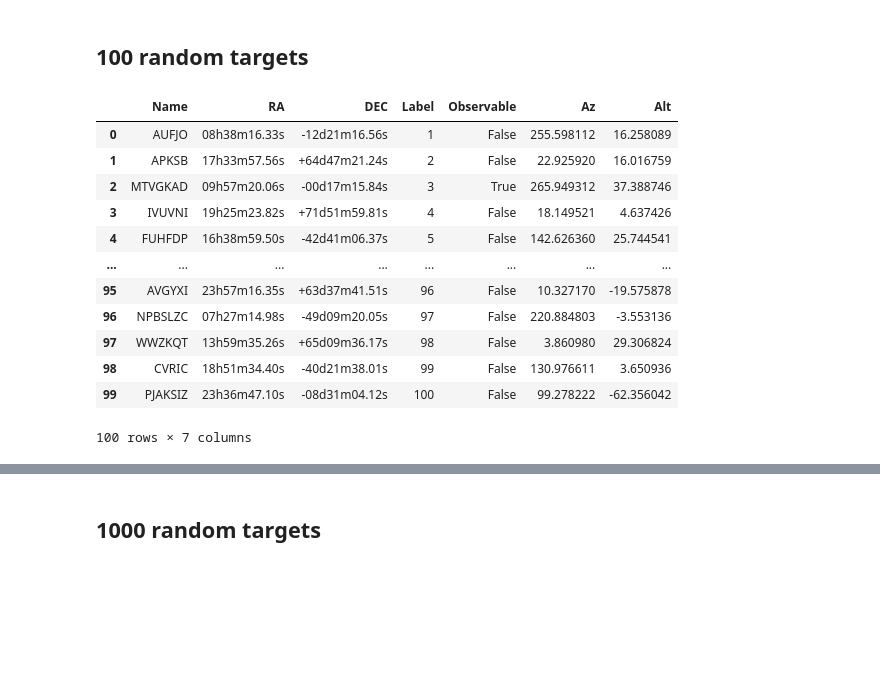
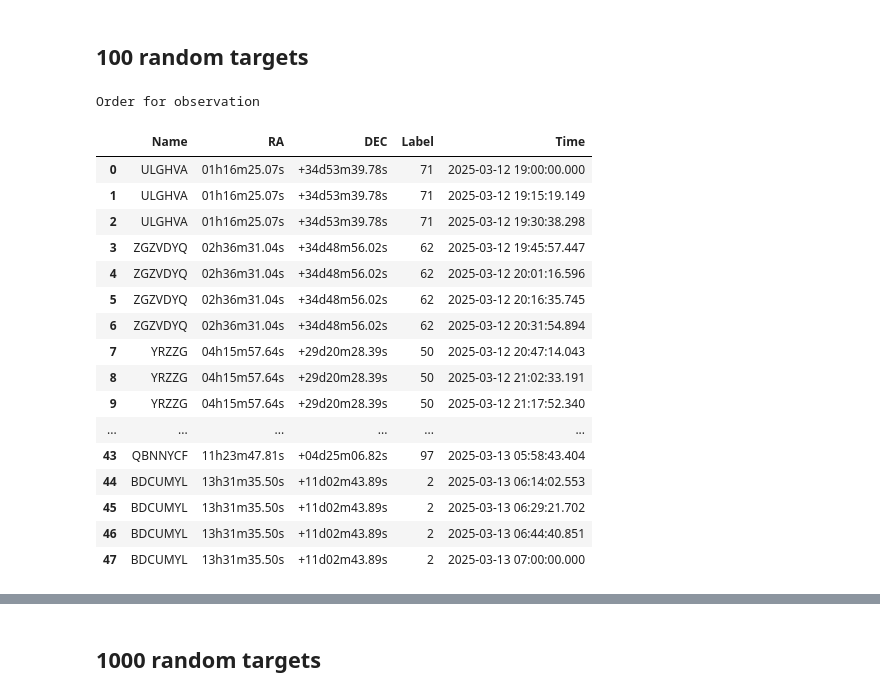
Before and after one commit to ccuellarn/Transient-Operation, a Jupyter notebook: Sketch.ipynb, the cells around one changed output, grey strips where cells are left out. Cells and saved outputs as stored; diff of their text form; code cells hidden in the pictures; blank space fills up the shorter version.

```diff
--- a/Sketch.ipynb
+++ b/Sketch.ipynb
@@ -223,7 +223,7 @@ date_i = '2025-03-13 19:00:00'
 date_f = '2025-03-14 07:00:00'
 
 #Time scale of the observation, the minimum is 5 seconds
-timescale = ['m', 30]
+timescale = ['m', 15]
 
 #Limit of telescopes for good observations, usually are 33 degree on altitude
 limit = 33
@@ -342,31 +361,37 @@ Order for observation
 # %%
 #Dataframe with random targets
 alerts100 = random_data(100)
 
 #Amount of targets, this is for the labels of graphic
 many100 = len(alerts100) + 1
 
 #Observations with the data
 Data100 = Observations(observer, alerts100, date_i, date_f,timescale,many100,limit)
 time100 = DeltaTime(date_i,date_f,timescale)
 general_time100 = CreateTime(date_i,date_f,timescale)
 graphic100, order100 = OrderLimits(Data100,many100,time100, general_time100)
 
-alerts100
+print('Order for observation')
+order100
 # %% [output]
+Order for observation
-|  | Name | RA | DEC | Label | Observable | Az | Alt |
-| 0 | AUFJO | 08h38m16.33s | -12d21m16.56s | 1 | False | 255.598112 | 16.258089 |
-| 1 | APKSB | 17h33m57.56s | +64d47m21.24s | 2 | False | 22.925920 | 16.016759 |
-| 2 | MTVGKAD | 09h57m20.06s | -00d17m15.84s | 3 | True | 265.949312 | 37.388746 |
-| 3 | IVUVNI | 19h25m23.82s | +71d51m59.81s | 4 | False | 18.149521 | 4.637426 |
-| 4 | FUHFDP | 16h38m59.50s | -42d41m06.37s | 5 | False | 142.626360 | 25.744541 |
-| ... | ... | ... | ... | ... | ... | ... | ... |
-| 95 | AVGYXI | 23h57m16.35s | +63d37m41.51s | 96 | False | 10.327170 | -19.575878 |
-| 96 | NPBSLZC | 07h27m14.98s | -49d09m20.05s | 97 | False | 220.884803 | -3.553136 |
-| 97 | WWZKQT | 13h59m35.26s | +65d09m36.17s | 98 | False | 3.860980 | 29.306824 |
-| 98 | CVRIC | 18h51m34.40s | -40d21m38.01s | 99 | False | 130.976611 | 3.650936 |
-| 99 | PJAKSIZ | 23h36m47.10s | -08d31m04.12s | 100 | False | 99.278222 | -62.356042 |
+|  | Name | RA | DEC | Label | Time |
+| 0 | ULGHVA | 01h16m25.07s | +34d53m39.78s | 71 | 2025-03-12 19:00:00.000 |
+| 1 | ULGHVA | 01h16m25.07s | +34d53m39.78s | 71 | 2025-03-12 19:15:19.149 |
+| 2 | ULGHVA | 01h16m25.07s | +34d53m39.78s | 71 | 2025-03-12 19:30:38.298 |
+| 3 | ZGZVDYQ | 02h36m31.04s | +34d48m56.02s | 62 | 2025-03-12 19:45:57.447 |
+| 4 | ZGZVDYQ | 02h36m31.04s | +34d48m56.02s | 62 | 2025-03-12 20:01:16.596 |
+| 5 | ZGZVDYQ | 02h36m31.04s | +34d48m56.02s | 62 | 2025-03-12 20:16:35.745 |
+| 6 | ZGZVDYQ | 02h36m31.04s | +34d48m56.02s | 62 | 2025-03-12 20:31:54.894 |
+| 7 | YRZZG | 04h15m57.64s | +29d20m28.39s | 50 | 2025-03-12 20:47:14.043 |
+| 8 | YRZZG | 04h15m57.64s | +29d20m28.39s | 50 | 2025-03-12 21:02:33.191 |
+| 9 | YRZZG | 04h15m57.64s | +29d20m28.39s | 50 | 2025-03-12 21:17:52.340 |
+| ... | ... | ... | ... | ... | ... |
+| 43 | QBNNYCF | 11h23m47.81s | +04d25m06.82s | 97 | 2025-03-13 05:58:43.404 |
+| 44 | BDCUMYL | 13h31m35.50s | +11d02m43.89s | 2 | 2025-03-13 06:14:02.553 |
+| 45 | BDCUMYL | 13h31m35.50s | +11d02m43.89s | 2 | 2025-03-13 06:29:21.702 |
+| 46 | BDCUMYL | 13h31m35.50s | +11d02m43.89s | 2 | 2025-03-13 06:44:40.851 |
+| 47 | BDCUMYL | 13h31m35.50s | +11d02m43.89s | 2 | 2025-03-13 07:00:00.000 |
-100 rows × 7 columns
 # %%
 # plt.figure(figsize=(12,8))
 # plt.style.use(astropy_mpl_style)
```
Also changed, not shown: parts of 9 cells of this notebook, 2 other files.
